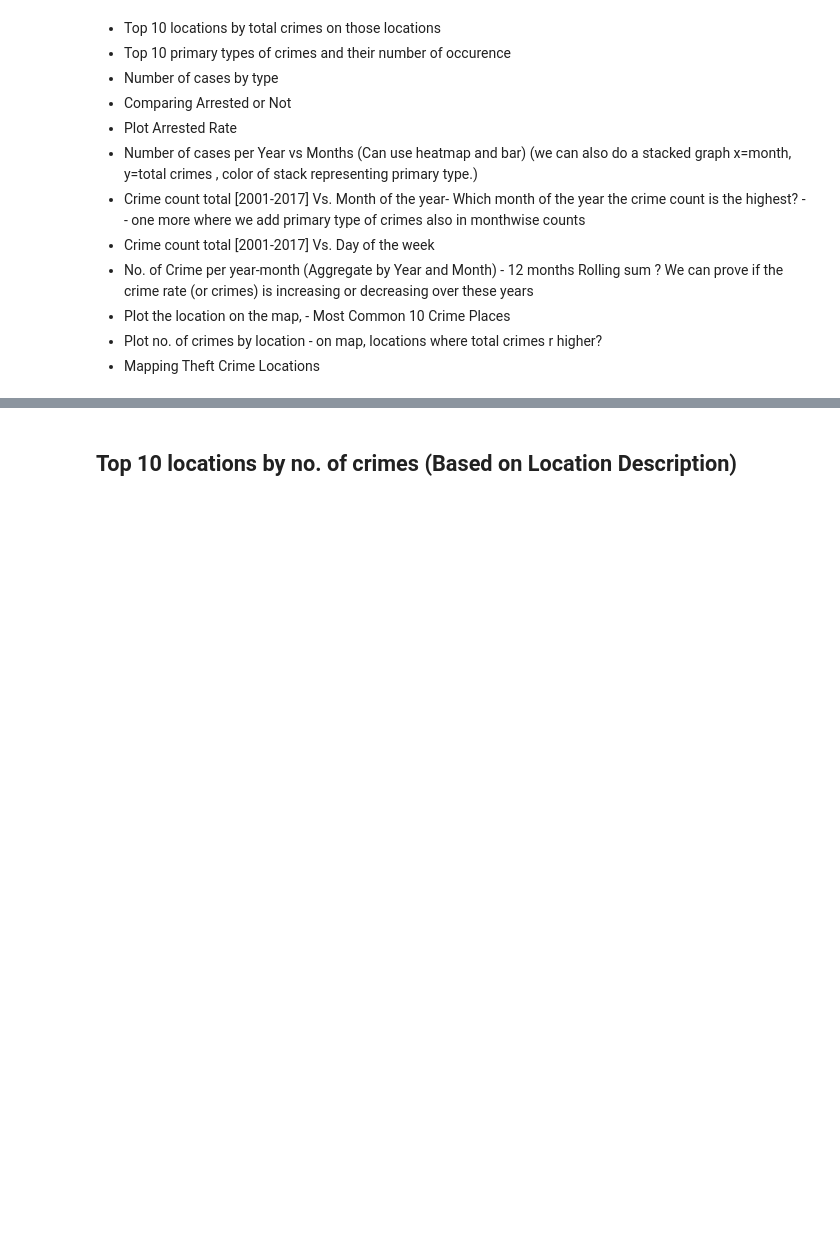
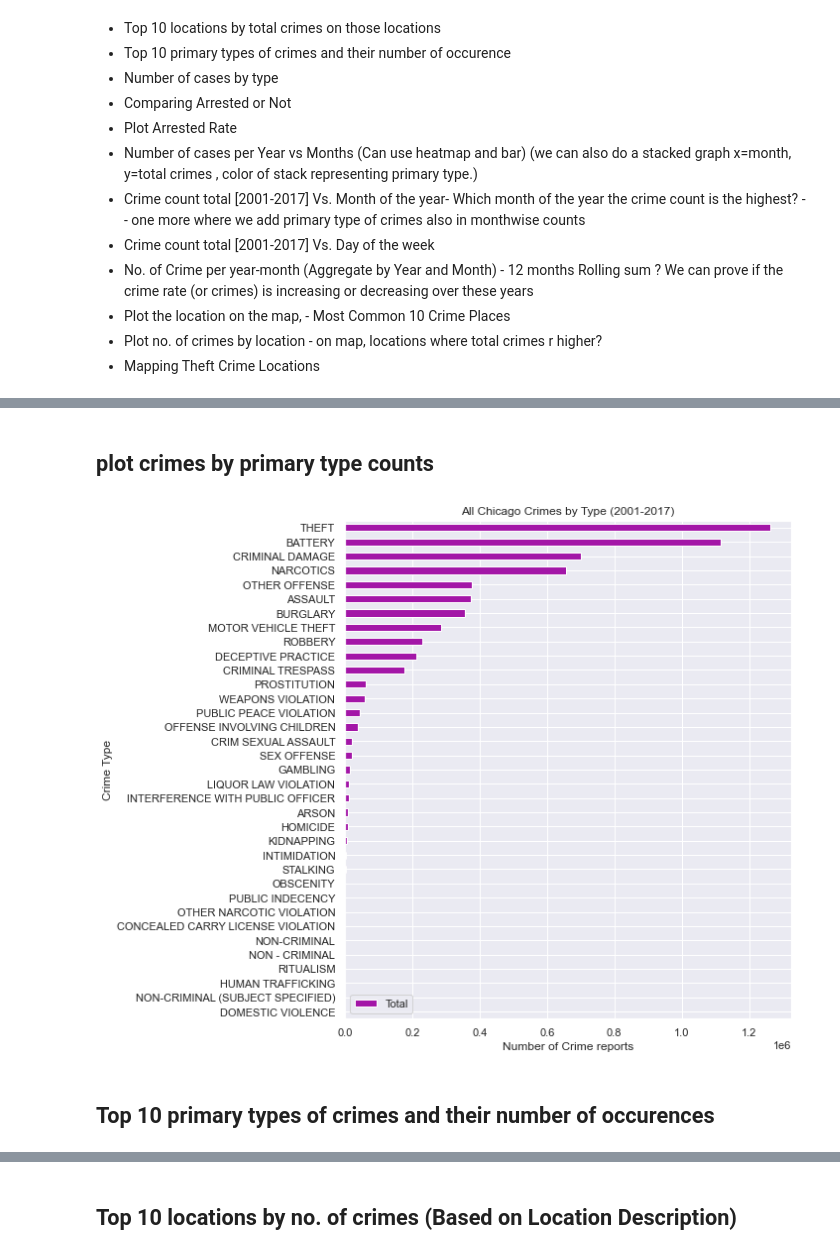
Before and after one commit to nafisa-samia/Analysis-of-Crimes-in-Chicago, a Jupyter notebook: Crimes-in-Chicago-visualization.ipynb, the cells around one changed output, grey strips where cells are left out. Drawn from its saved outputs; the diff is of its cells as text; code cells hidden in the pictures; blank space fills up the shorter version.

Commit message:
Visualization Updated 2

```diff
--- a/Crimes-in-Chicago-visualization.ipynb
+++ b/Crimes-in-Chicago-visualization.ipynb
@@ -416,3 +418,18 @@ dask_all_file1.head()
 | 2001-01-01 | 033XX W 64TH ST | THEFT | FINANCIAL ID THEFT: OVER $300 | RESIDENCE | False | False | 823 | 8.0 | ... |
 | 2001-01-01 | 057XX S JUSTINE ST | THEFT | FINANCIAL ID THEFT: OVER $300 | OTHER | False | False | 713 | 7.0 | ... |
 | 2001-01-01 | 039XX S CALIFORNIA AVE | OFFENSE INVOLVING CHILDREN | AGG CRIM SEX ABUSE FAM MEMBER | RESIDENCE | False | False | 912 | 9.0 | ... |
+# %%
+# get crime types
+crime_types = crimes_df[['Primary Type']]
+
+# get crime counts by primary type
+crime_type_total = crimes_df.groupby('Primary Type').size().compute()
+
+# get arrests and domestic counts for each primary crime type
+crime_type_counts = crimes_df[['Primary Type', 'Arrest', 'Domestic']].groupby('Primary Type').sum().compute()
+
+# add crime type totals column
+crime_type_counts['Total'] = crime_type_total
+
+# print all crime stats (arrests, domestic, and totals)
+print(crime_type_counts.sort_values(by='Total', ascending=False))
@@ -418,0 +454,14 @@ dask_all_file1.head()
+# %% [markdown]
+## plot crimes by primary type counts
+# %%
+all_crime_types = crime_type_counts.sort_values(by='Total', ascending=True).drop(['Arrest', 'Domestic'], axis=1) # denotes column
+all_crime_types.plot(kind='barh', figsize=(10,8), color='#A316A7')
+plt.title('All Chicago Crimes by Type (2001-2017)')
+plt.xlabel('Number of Crime reports')
+plt.ylabel('Crime Type')
+plt.tight_layout()
+plt.show()
+# %% [output]
+[figure, added]
+# %% [markdown]
+## Top 10 primary types of crimes and their number of occurences
```
Also changed, not shown: parts of 34 cells of this notebook.
